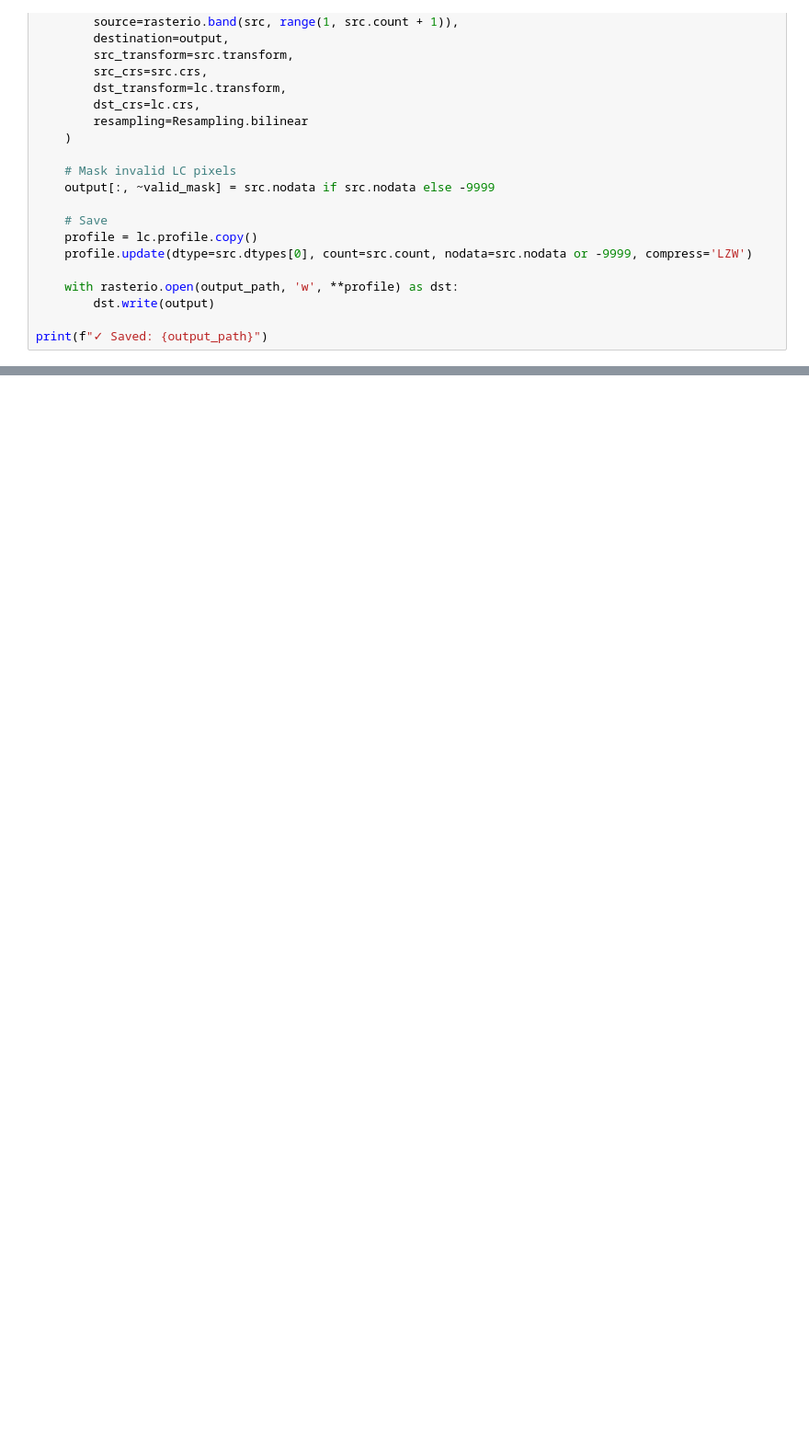
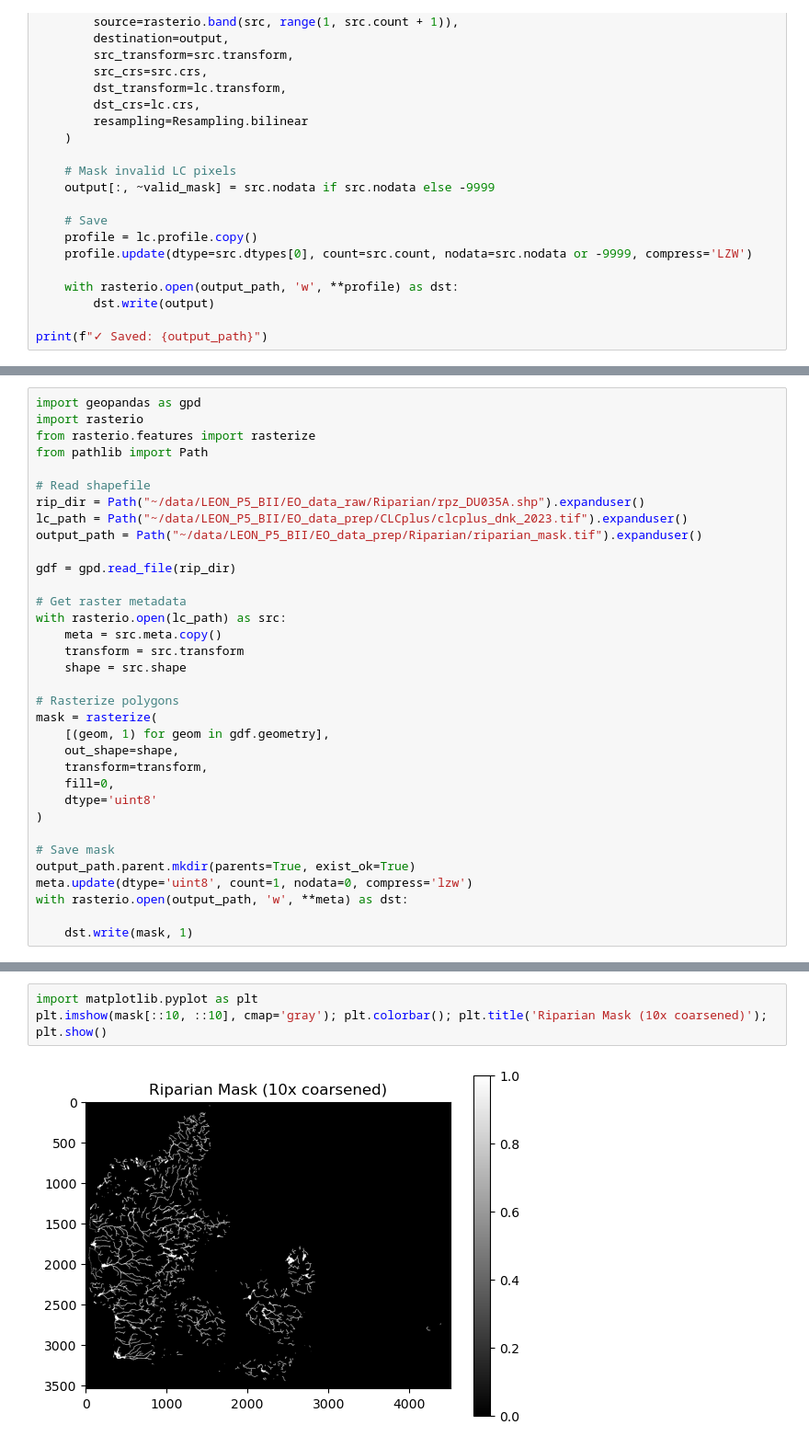
Before and after one commit to Assimila/LEON-P5, a Jupyter notebook: 0_prep_datasets.ipynb, the cells around one changed output, grey strips where cells are left out. Shown at 92% size. Saved outputs shown, nothing was run; the diff lists cells and outputs as text; blank space fills up the shorter version.

Commit message:
fix: create mask from vector riparian

```diff
--- a/0_prep_datasets.ipynb
+++ b/0_prep_datasets.ipynb
@@ -1029,0 +1032,34 @@ print(f"✓ Saved: {output_path}")
+# %%
+import geopandas as gpd
+import rasterio
+from rasterio.features import rasterize
+from pathlib import Path
+
+# Read shapefile
+rip_dir = Path("~/data/LEON_P5_BII/EO_data_raw/Riparian/rpz_DU035A.shp").expanduser()
+lc_path = Path("~/data/LEON_P5_BII/EO_data_prep/CLCplus/clcplus_dnk_2023.tif").expanduser()
+output_path = Path("~/data/LEON_P5_BII/EO_data_prep/Riparian/riparian_mask.tif").expanduser()
+
+gdf = gpd.read_file(rip_dir)
+
+# Get raster metadata
+with rasterio.open(lc_path) as src:
+    meta = src.meta.copy()
+    transform = src.transform
+    shape = src.shape
+
+# Rasterize polygons
+mask = rasterize(
+    [(geom, 1) for geom in gdf.geometry],
+    out_shape=shape,
+    transform=transform,
+    fill=0,
+    dtype='uint8'
+)
+
+# Save mask
+output_path.parent.mkdir(parents=True, exist_ok=True)
+meta.update(dtype='uint8', count=1, nodata=0, compress='lzw')
+with rasterio.open(output_path, 'w', **meta) as dst:
+
+    dst.write(mask, 1)
@@ -1029,0 +1140,5 @@ print(f"✓ Saved: {output_path}")
+# %%
+import matplotlib.pyplot as plt
+plt.imshow(mask[::10, ::10], cmap='gray'); plt.colorbar(); plt.title('Riparian Mask (10x coarsened)'); plt.show()
+# %% [output]
+[figure, added]
```
Also changed, not shown: parts of 5 cells of this notebook.
